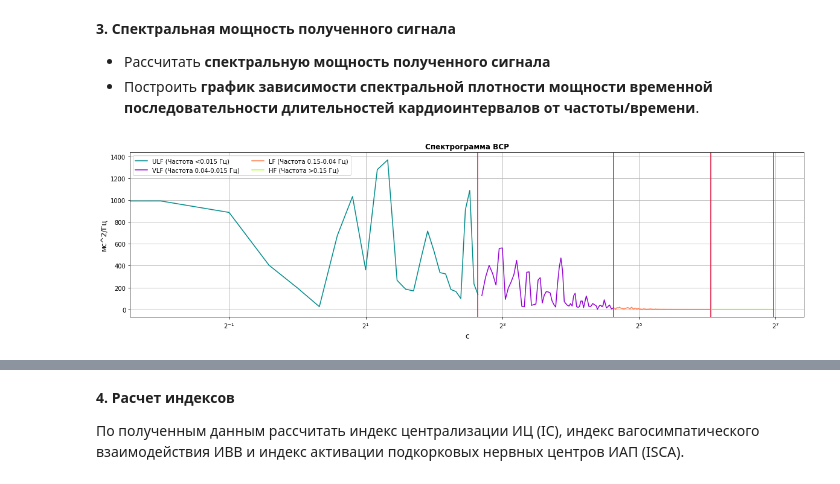
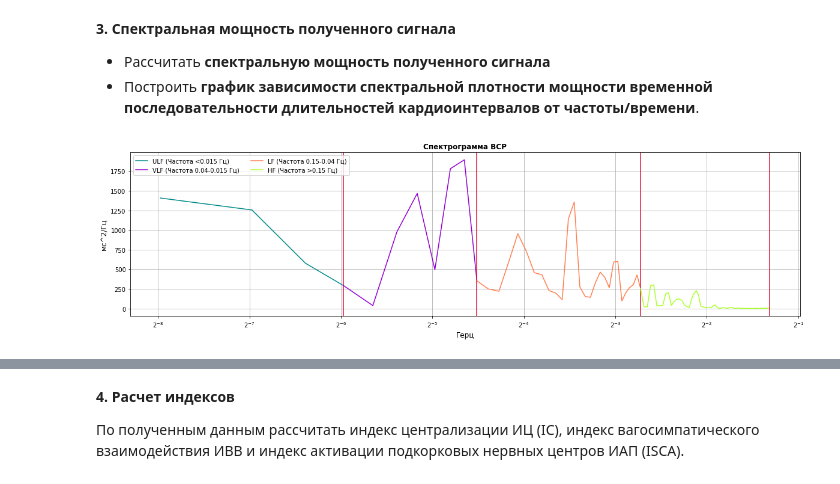
Before and after one commit to TohaRhymes/biometrics_itmo_spring2020, a Jupyter notebook: lab4_heart_variability/report.ipynb, the cells around one changed output, grey strips where cells are left out. Drawn from its saved outputs; the diff is of its cells as text; code cells hidden in the pictures.

```diff
--- a/lab4_heart_variability/report.ipynb
+++ b/lab4_heart_variability/report.ipynb
@@ -102,0 +161,5 @@ plt.show()
+# %%
+freq, sample_fourier = easyFourierTransform(time_x, signal)
+plt.plot(freq, sample_fourier)
+plt.title("Фурье трансформэйшн", fontweight="bold")
+n_batch=len(freq)
@@ -106,9 +171,12 @@ plt.show()
 * Рассчитать **спектральную мощность полученного сигнала**
 * Построить **график зависимости спектральной плотности мощности временной последовательности длительностей кардиоинтервалов от частоты/времени**.
 # %%
+##Не забудем нормировать умножением на sqrt(2)
+sample_fourier *= math.sqrt(2)
+
+
 labels = ['HF', 'LF', 'VLF', 'ULF']
-colors = ['darkcyan','darkviolet','coral','greenyellow']
-borders_freq = [0.4, 0.15, 0.04, 0.015, 0]
+borders_freq = [float('+inf'), 0.4, 0.15, 0.04, 0.015, 0]
 borders_times = [2.5, 25, 66]
 
 # Посчитаем мощность
@@ -121,47 +189,74 @@ final_values[0] = final_values[1]
 # линейное усреднение Pl по сегментам.
 # усредню по соседям (если не так, то несложно переделать)
 final_values[1:n_batch-1] = np.add(final_values[1:n_batch-1],final_values[1:n_batch-1])
 final_values[1:n_batch-1] = np.add(final_values[1:n_batch-1],final_values[2:n_batch])
 final_values[1:n_batch-1]/=np.ones(len(final_values)-2)*3
 
-herz = np.ones(n_batch)/(np.ones(n_batch)*time[n_batch] - time[:n_batch])
+
+# I used this for old version of interpolation
+# But I left it for emergencies
+
+
+# herz = np.ones(n_batch)/(np.ones(n_batch)*time[n_batch] - time[:n_batch])
+# part = 0
+# final_time = [[]]
+# final_vals = [[]]
+# for h, t, v in zip(herz[::-1], time[:n_batch], final_values):
+#     if h < borders_freq[part+1]:
+#         part+=1
+#         final_time.append([])
+#         final_vals.append([])
+#     final_time[part].append(t)
+#     final_vals[part].append(v)
 
 # plt.figure(figsize=(20, 5))
-# plt.plot(time[:n_batch], final_values)
-# plt.xscale(value='log', basex=2)
-# # plt.gca().invert_xaxis()
+# colors = ['darkcyan','darkviolet','coral','greenyellow']
+# labels = ['ULF (Частота <0.015 Гц)', 'VLF (Частота 0.04-0.015 Гц)', 'LF (Частота 0.15-0.04 Гц)', 'HF (Частота >0.15 Гц)']
+# for val, t, col, lab in zip(final_vals, final_time, colors, labels):
+#     plt.plot(t, val, color = col, label = lab)
+#     plt.axvline(x=t[-1], color = 'crimson')
 # plt.grid()
 # x_label = plt.xlabel('c', fontsize=12)
 # y_label = plt.ylabel('мс^2/Гц', fontsize=12)
 # title = plt.title('Спектрограмма ВСР', fontweight="bold")
+# # plt.xscale(value='log', basex=2)
+# plt.legend(ncol=2)
 # plt.show()
 
+# Now we can use this (since we got ready frequencies in freq)
+
+labels = labels[::-1]
+borders_freq = borders_freq[::-1]
+
 part = 0
-final_time = [[]]
 final_vals = [[]]
-for h, t, v in zip(herz[::-1], time[:n_batch], final_values):
-    if h < borders_freq[part+1]:
+final_freq = [[]]
+for h, v in zip(freq, final_values):
+#     print(h)
+    if h > borders_freq[part+1]:
+        final_freq[part].append(h)
+        final_vals[part].append(v)
         part+=1
-        final_time.append([])
+        final_freq.append([])
         final_vals.append([])
-    final_time[part].append(t)
+    final_freq[part].append(h)
     final_vals[part].append(v)
 
 plt.figure(figsize=(20, 5))
 colors = ['darkcyan','darkviolet','coral','greenyellow']
 labels = ['ULF (Частота <0.015 Гц)', 'VLF (Частота 0.04-0.015 Гц)', 'LF (Частота 0.15-0.04 Гц)', 'HF (Частота >0.15 Гц)']
-for val, t, col, lab in zip(final_vals, final_time, colors, labels):
-    plt.plot(t, val, color = col, label = lab)
-    plt.axvline(x=t[-1], color = 'crimson')
+for val, h, col, lab in zip(final_vals, final_freq, colors, labels):
+    plt.plot(h, val, color = col, label = lab)
+    plt.axvline(x=h[-1], color = 'crimson')
 plt.grid()
-x_label = plt.xlabel('c', fontsize=12)
+x_label = plt.xlabel('Герц', fontsize=12)
 y_label = plt.ylabel('мс^2/Гц', fontsize=12)
 title = plt.title('Спектрограмма ВСР', fontweight="bold")
 plt.xscale(value='log', basex=2)
 plt.legend(ncol=2)
 plt.show()
 # %% [output]
-[figure, old version]
+[figure, new version]
 # %% [markdown]
 **4.  Мощности спектров в диапазонах**
 
```
Also changed, not shown: parts of 10 cells of this notebook, 33 other files.
